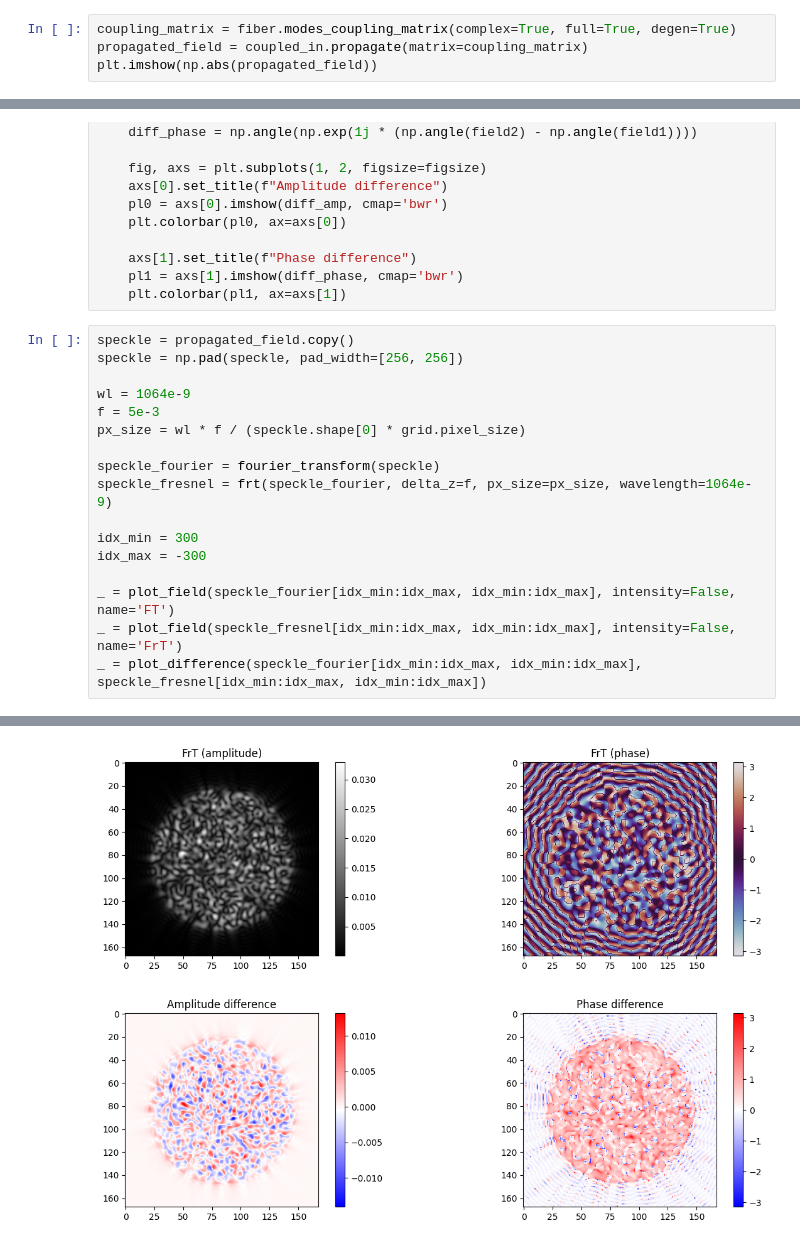
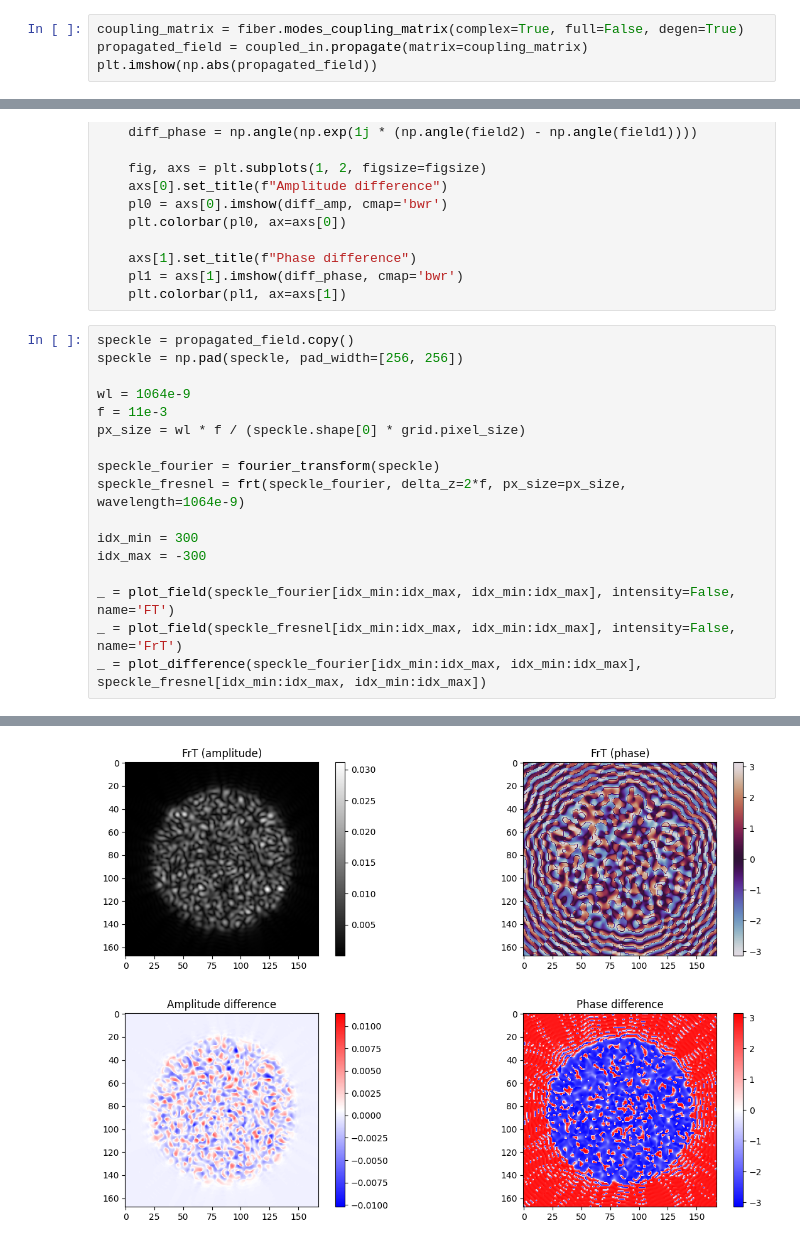
Before and after one commit to jysru/MMF_LP_modes, a Jupyter notebook: notebooks/mmf_propagation_simulation.ipynb, the cells around one changed output, grey strips where cells are left out. Saved outputs shown, nothing was run; the diff lists cells and outputs as text.

```diff
--- a/notebooks/mmf_propagation_simulation.ipynb
+++ b/notebooks/mmf_propagation_simulation.ipynb
@@ -103,7 +108,7 @@ print(np.sum(np.square(np.abs(new_coeffs))))
 # %% [markdown]
 ### Get the speckle at the fiber output
 # %%
-coupling_matrix = fiber.modes_coupling_matrix(complex=True, full=True, degen=True)
+coupling_matrix = fiber.modes_coupling_matrix(complex=True, full=False, degen=True)
 propagated_field = coupled_in.propagate(matrix=coupling_matrix)
 plt.imshow(np.abs(propagated_field))
 # %% [output]
@@ -157,11 +162,11 @@ speckle = propagated_field.copy()
 speckle = np.pad(speckle, pad_width=[256, 256])
 
 wl = 1064e-9
-f = 5e-3
+f = 11e-3
 px_size = wl * f / (speckle.shape[0] * grid.pixel_size)
 
 speckle_fourier = fourier_transform(speckle)
-speckle_fresnel = frt(speckle_fourier, delta_z=f, px_size=px_size, wavelength=1064e-9)
+speckle_fresnel = frt(speckle_fourier, delta_z=2*f, px_size=px_size, wavelength=1064e-9)
 
 idx_min = 300
 idx_max = -300
@@ -174,2 +179,2 @@ _ = plot_difference(speckle_fourier[idx_min:idx_max, idx_min:idx_max], speckle_f
-[figure, old version]
+[figure, new version]
-[figure, old version]
+[figure, new version]
```
Also changed, not shown: parts of 4 cells of this notebook.
